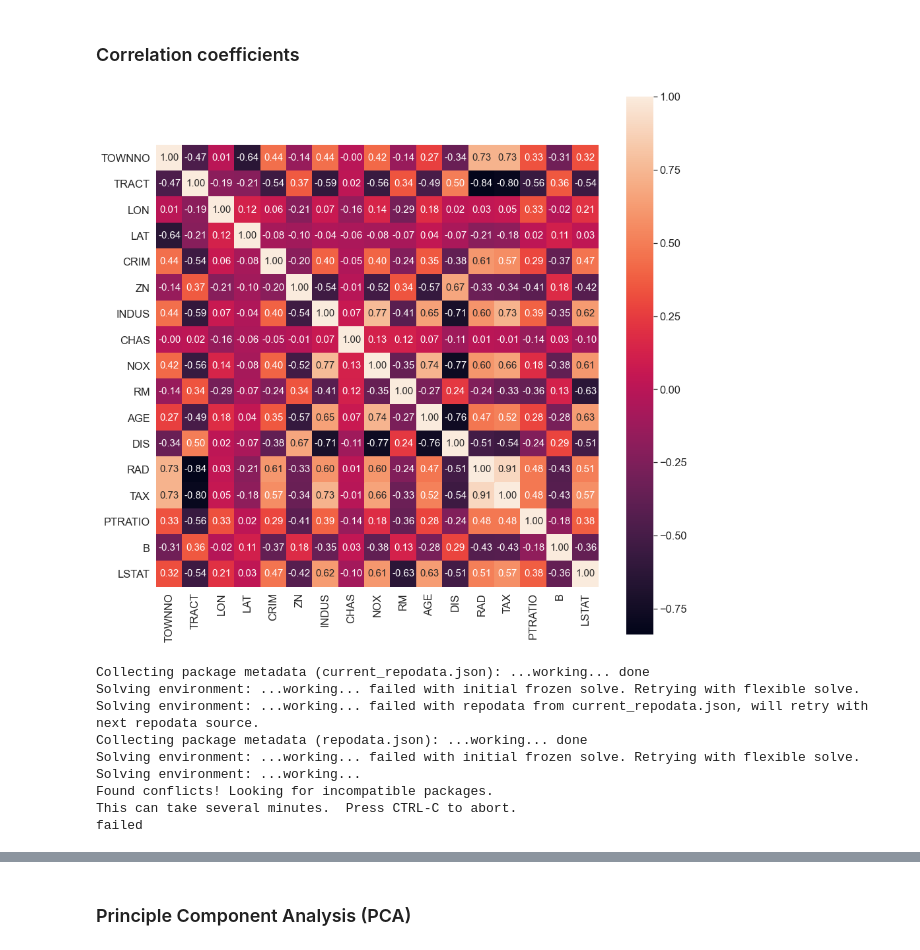
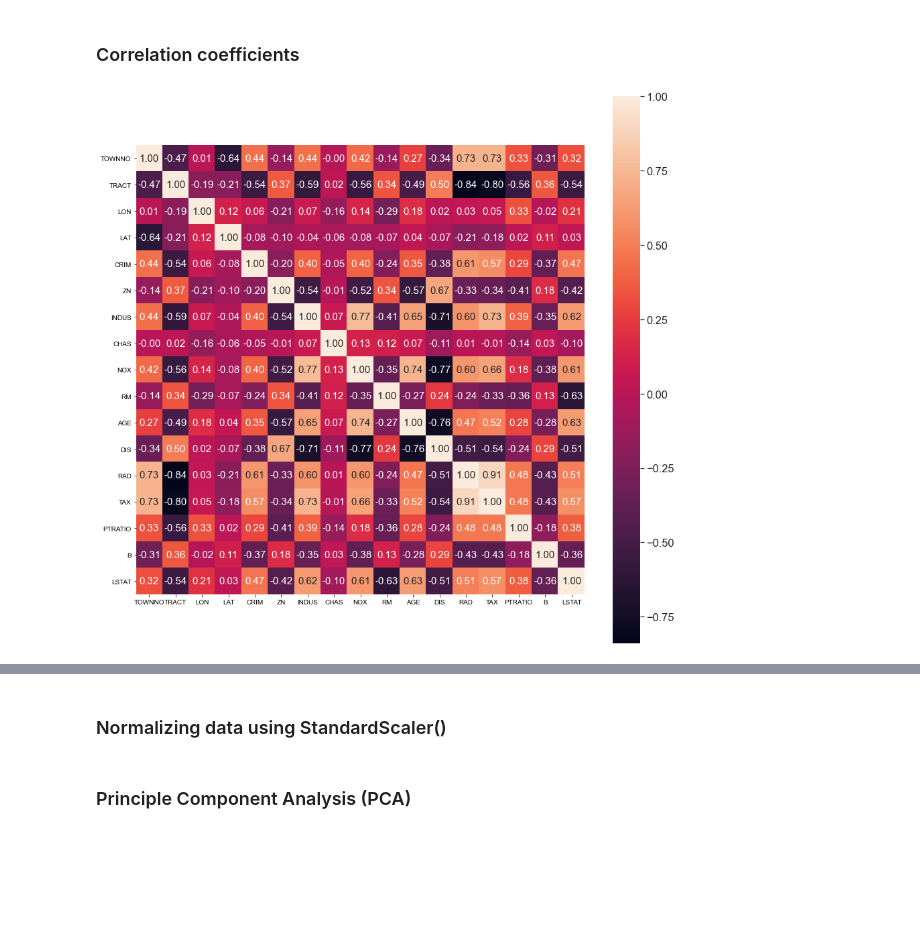
Before and after one commit to jsg16/aihack2021, a Jupyter notebook: data_exploration.ipynb, the cells around one changed output, grey strips where cells are left out. Cells and saved outputs as stored; diff of their text form; code cells hidden in the pictures; blank space fills up the shorter version.

Commit message:
geopandas work added into data_exploration

```diff
--- a/data_exploration.ipynb
+++ b/data_exploration.ipynb
@@ -145,8 +228,8 @@ assert -90 <= all(df.LAT) <= 90, 'Latitude must be between -90 and 90'
 # %% [markdown]
 ### Dropping the MEDV column as CMEDV will be used as our target variable and we do not want data leakage
 # %%
-df.drop('MEDV', axis=1, inplace=True)
+boston_gdf.drop('MEDV', axis=1, inplace=True)
 # %% [markdown]
 ### Dropping TOWN because it repeats information in TOWNNO
 # %%
-df.drop('TOWN', axis=1, inplace=True)
+boston_gdf.drop('TOWN', axis=1, inplace=True)
@@ -153,9 +238,17 @@ df.drop('TOWN', axis=1, inplace=True)
+# %%
+boston_gdf['dist_nearest_hospital'] = [np.inf for _ in range(len(boston_gdf))]
+for idx, hospital in hospital_gdf.iterrows():
+    boston_gdf['dist_nearest_hospital'] = [min(a,b) for a,b in zip(boston_gdf['dist_nearest_hospital'],
+                                              boston_gdf.geometry.distance(hospital.geometry))]
+
+boston_gdf['dist_nearest_school'] = [np.inf for _ in range(len(boston_gdf))]
+for idx, school in school_gdf.iterrows():
+    boston_gdf['dist_nearest_school'] = [min(a,b) for a,b in zip(boston_gdf['dist_nearest_school'],
+                                              boston_gdf.geometry.distance(school.geometry))]
 # %% [markdown]
 ### Seperate explanatory variables from target and split into train and test set (80:20), will be using cross-validation on training set
 # %%
-X = df.copy()
+X = boston_gdf.copy()
 y = X.pop('CMEDV')
 
-from sklearn.model_selection import train_test_split
-
 X_train, X_test, y_train, y_test = train_test_split(X, y, test_size=0.2, random_state=2021)
@@ -192,25 +296,16 @@ plt.show()
 # %%
 %matplotlib inline
 fig, ax = plt.subplots(figsize=(15,15))
-cm = np.corrcoef(X_train.values.T)
+cm = np.corrcoef(X_train.loc[:, X.columns != 'geometry'].values.T)
 sns.set(font_scale=1.5)
 hm = sns.heatmap(cm,
                 cbar=True,
                 annot=True,
                 square=True,
                 fmt='.2f',
                 annot_kws={'size': 15},
-                yticklabels=X_train.columns,
-                xticklabels=X_train.columns,
+                yticklabels=X_train.loc[:, X.columns != 'geometry'].columns,
+                xticklabels=X_train.loc[:, X.columns != 'geometry'].columns,
                 ax=ax)
 # %% [output]
-[figure, old version]
+[figure, new version]
-Collecting package metadata (current_repodata.json): ...working... done
-Solving environment: ...working... failed with initial frozen solve. Retrying with flexible solve.
-Solving environment: ...working... failed with repodata from current_repodata.json, will retry with next repodata source.
-Collecting package metadata (repodata.json): ...working... done
-Solving environment: ...working... failed with initial frozen solve. Retrying with flexible solve.
-Solving environment: ...working...
-Found conflicts! Looking for incompatible packages.
-This can take several minutes.  Press CTRL-C to abort.
-failed
@@ -233,0 +312,2 @@ prompt_toolkit -> python[version='>=3.6']
+# %% [markdown]
+### Normalizing data using StandardScaler()
```
Also changed, not shown: parts of 33 cells of this notebook, 1 other file.
